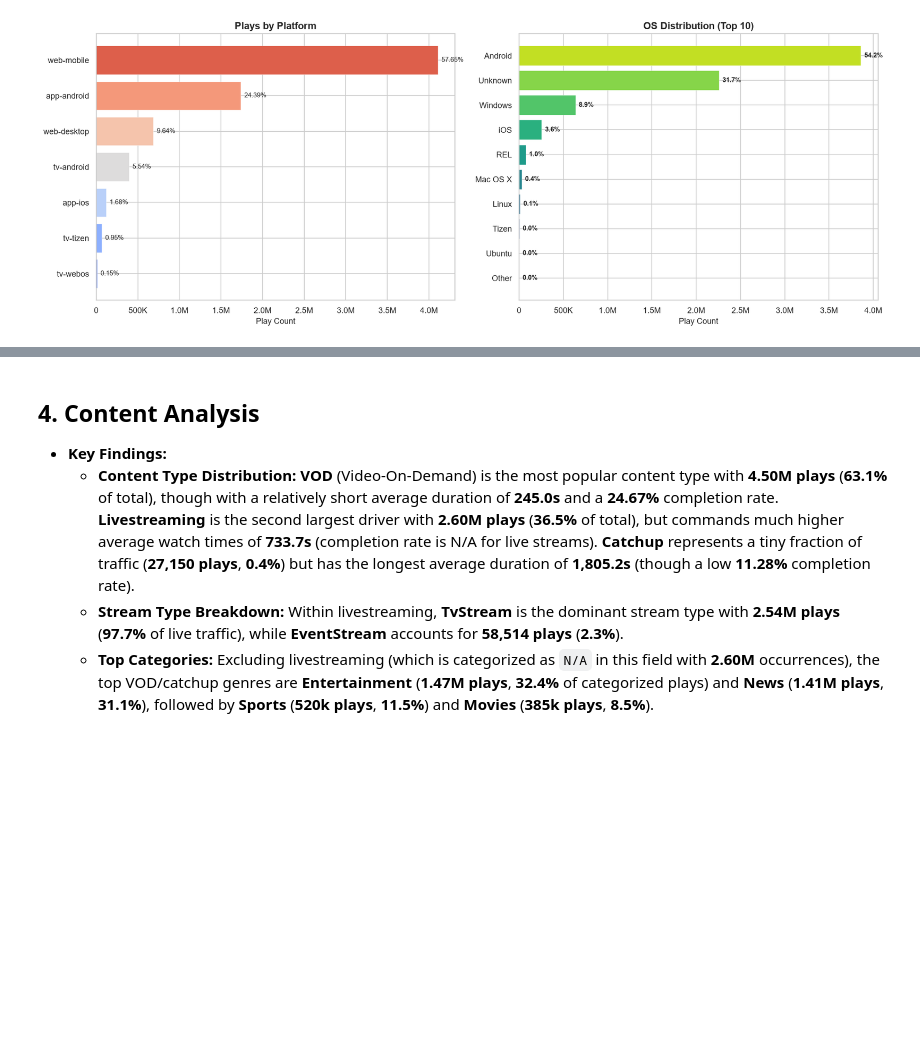
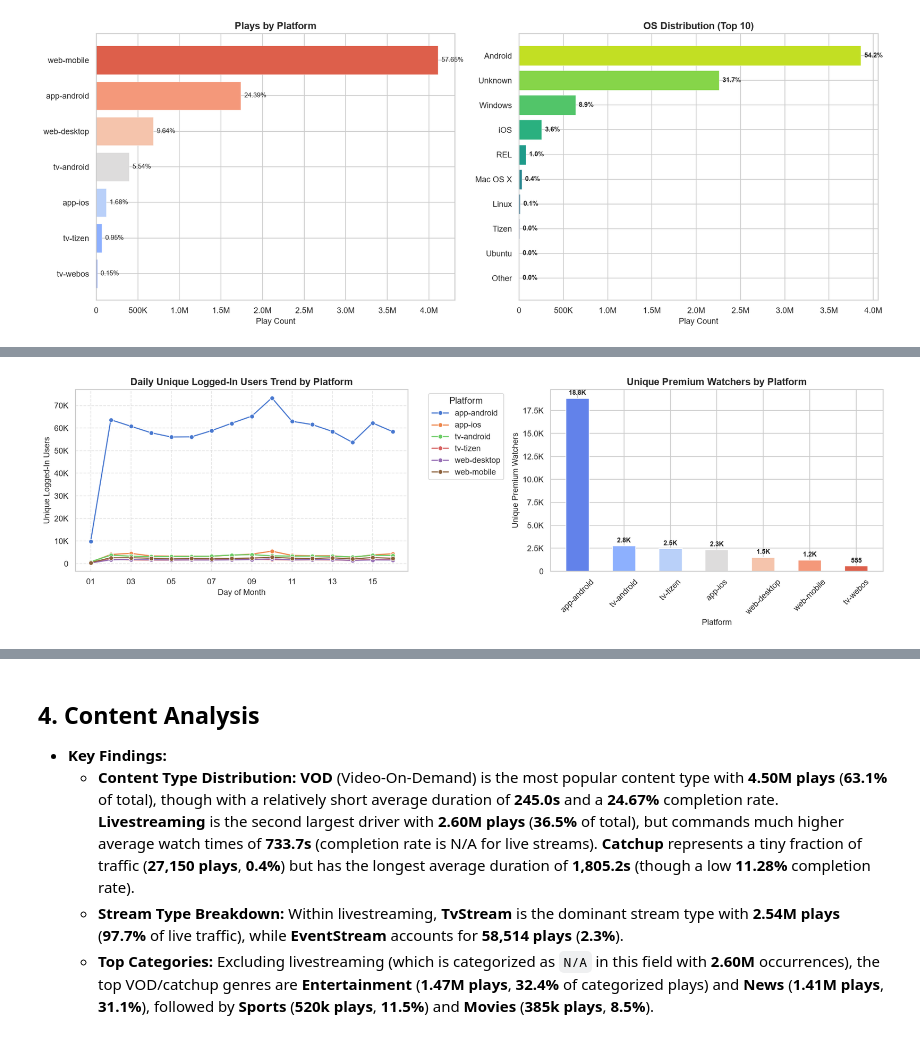
Before and after one commit to rahmalianto/practice, a Jupyter notebook: vidio_eda.ipynb, the cells around one changed output, grey strips where cells are left out. Cells and saved outputs as stored; diff of their text form; code cells hidden in the pictures; blank space fills up the shorter version.

```diff
--- a/vidio_eda.ipynb
+++ b/vidio_eda.ipynb
@@ -424,0 +546,53 @@ plt.show()
+# %%
+# Plot daily unique login trend and unique premium users by platform
+import pandas as pd
+import numpy as np
+import matplotlib.pyplot as plt
+import seaborn as sns
+import matplotlib.ticker as mticker
+import matplotlib.dates as mdates
+
+login_pd = df_daily_login_platform.to_pandas()
+premium_pd = df_premium_platform.to_pandas()
+
+# Convert types to avoid NAType issues
+login_pd['play_date'] = pd.to_datetime(login_pd['play_date'])
+login_pd['unique_login_users'] = login_pd['unique_login_users'].astype(float)
+premium_pd['unique_premium_users'] = premium_pd['unique_premium_users'].astype(float)
+
+fig, (ax1, ax2) = plt.subplots(1, 2, figsize=(16, 5))
+
+# Plot 1: Daily Unique Login Users Trend by Platform (excluding tv-webos since it's zero)
+login_filtered = login_pd[login_pd['platform'] != 'tv-webos']
+sns.lineplot(
+    data=login_filtered,
+    x='play_date',
+    y='unique_login_users',
+    hue='platform',
+    marker='o',
+    linewidth=1.5,
+    ax=ax1
+)
+ax1.set_title('Daily Unique Logged-In Users Trend by Platform', fontsize=13, fontweight='bold')
+ax1.set_xlabel('Day of Month', fontsize=11)
+ax1.set_ylabel('Unique Logged-In Users', fontsize=11)
+ax1.xaxis.set_major_formatter(mdates.DateFormatter('%d'))
+ax1.yaxis.set_major_formatter(mticker.FuncFormatter(lambda x, _: f'{x/1000:.0f}K' if x >= 1000 else f'{x:.0f}'))
+ax1.grid(True, linestyle='--', alpha=0.5)
+ax1.legend(title='Platform', bbox_to_anchor=(1.05, 1), loc='upper left')
+
+# Plot 2: Unique Premium Users by Platform
+colors_prem = sns.color_palette('coolwarm', n_colors=len(premium_pd))
+ax2.bar(premium_pd['platform'], premium_pd['unique_premium_users'], color=colors_prem, edgecolor='white', width=0.5)
+ax2.set_title('Unique Premium Watchers by Platform', fontsize=13, fontweight='bold')
+ax2.set_xlabel('Platform', fontsize=11)
+ax2.set_ylabel('Unique Premium Watchers', fontsize=11)
+ax2.tick_params(axis='x', rotation=45)
+ax2.yaxis.set_major_formatter(mticker.FuncFormatter(lambda x, _: f'{x/1000:.1f}K' if x >= 1000 else f'{x:.0f}'))
+for i, v in enumerate(premium_pd['unique_premium_users']):
+    ax2.text(i, v + max(premium_pd['unique_premium_users'])*0.02, f'{v/1000:.1f}K' if v >= 1000 else f'{v:.0f}', ha='center', fontsize=9, fontweight='bold')
+
+plt.tight_layout()
+plt.show()
+# %% [output]
+[figure, added]
```
Also changed, not shown: parts of 10 cells of this notebook.
